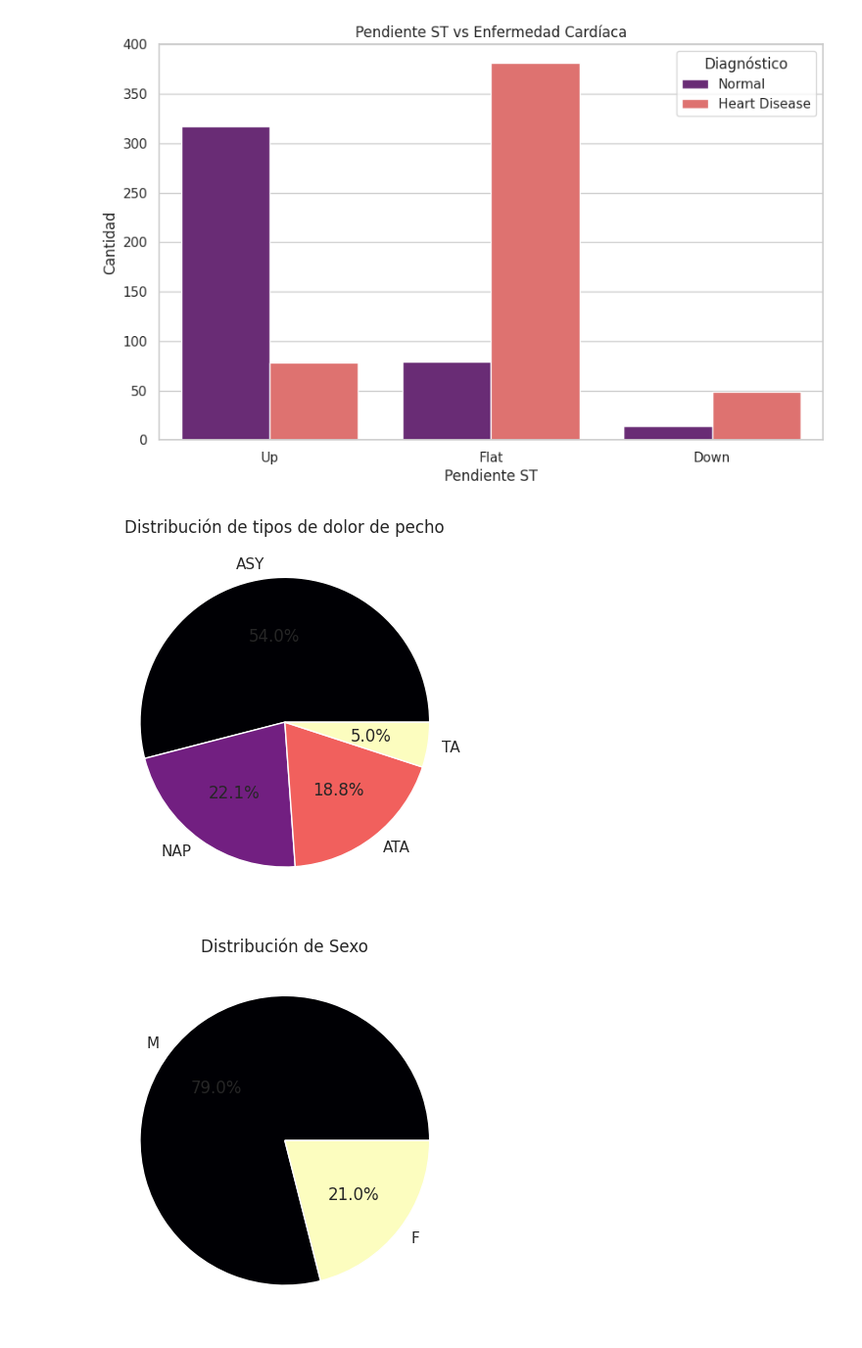
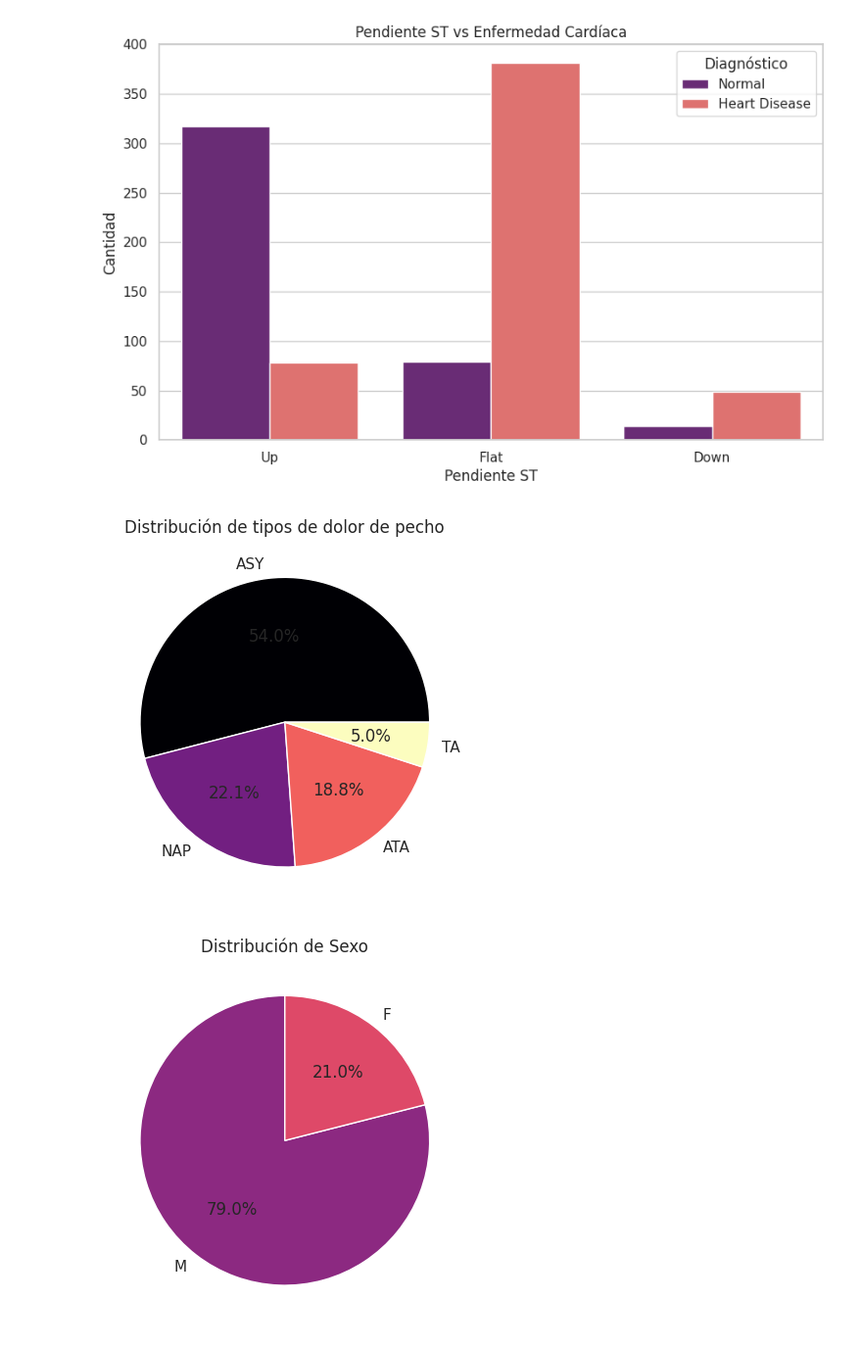
Before and after one commit to Xaiwu/heart-disease-prediction, a Jupyter notebook: notebooks/main.ipynb, the cells around one changed output. Shown at 98% size. Cells and saved outputs as stored; diff of their text form; code cells hidden in the pictures.

```diff
--- a/notebooks/main.ipynb
+++ b/notebooks/main.ipynb
@@ -435,16 +435,23 @@ plt.show()
 # %%
 df['ChestPainType'].value_counts().plot.pie(autopct='%1.1f%%', colormap="magma")
 plt.title("Distribución de tipos de dolor de pecho")
 plt.ylabel("")
-plt.savefig(ruta_guardado + 'distribution_dolor_pecho.png', dpi=1000, bbox_inches='tight')
 plt.show()
 
 
-df["Sex"].value_counts().plot.pie(autopct='%1.1f%%', colormap="magma")
+
+sex_counts = df["Sex"].value_counts()
+magma_colors = sns.color_palette("magma", n_colors=sex_counts.size + 2)[1:sex_counts.size + 1]
+
+sex_counts.plot.pie(
+    autopct="%1.1f%%",
+    colors=magma_colors,
+    startangle=90
+)
 plt.title("Distribución de Sexo")
 plt.ylabel("")
-plt.savefig(ruta_guardado + 'distribution_sex_2.png', dpi=1000, bbox_inches='tight')
 plt.show()
+plt.show()
 # %% [output]
 [figure]
-[figure, old version]
+[figure, new version]
```
Also changed, not shown: parts of 24 cells of this notebook.
